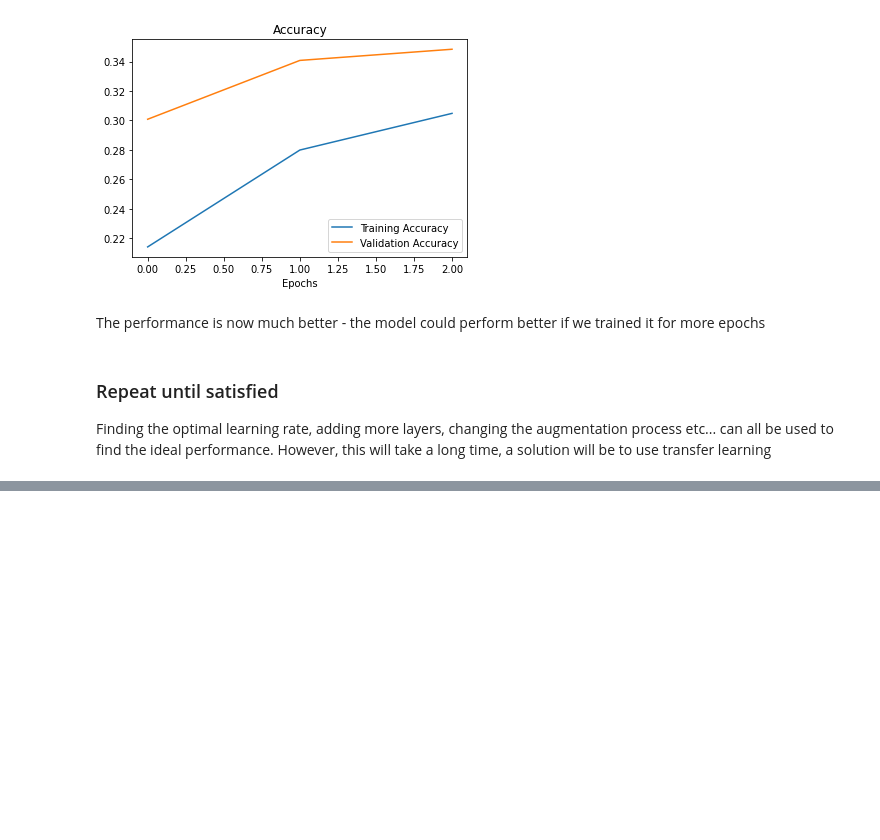
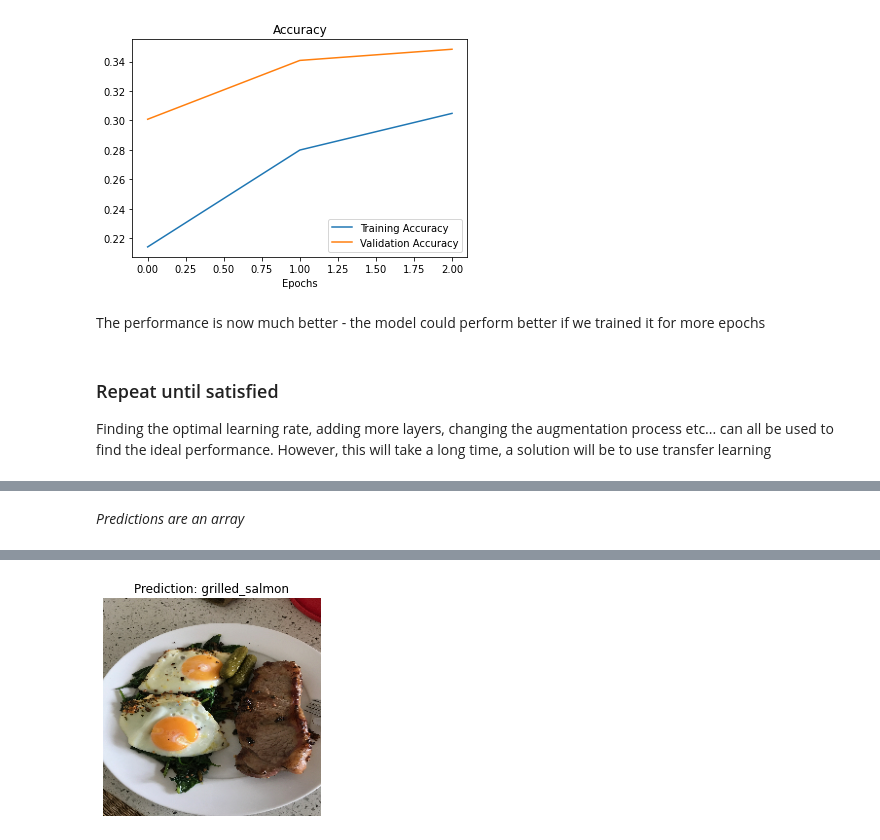
Before and after one commit to Ammar-Raneez/TF_Learning_ZTM, a Jupyter notebook: convolutional-neural-networks.ipynb, the cells around one changed output, grey strips where cells are left out. Saved outputs shown, nothing was run; the diff lists cells and outputs as text; code cells hidden in the pictures; blank space fills up the shorter version.

Commit message:
add custom predictions

```diff
--- a/convolutional-neural-networks.ipynb
+++ b/convolutional-neural-networks.ipynb
@@ -1460,0 +1500,15 @@ Finding the optimal learning rate, adding more layers, changing the augmentation
+# %% [markdown]
+*Predictions are an array*
+# %%
+# Create a function to plot a multiclass prediction
+def pred_and_plot(model, filename, class_names):
+    img = load_and_prep_image(filename)
+    pred = tf.nn.softmax(model.predict(tf.expand_dims(img, axis=0)))
+    pred_class = class_names[int(tf.argmax(pred, axis=1))]
+
+    plt.imshow(img)
+    plt.title(f'Prediction: {pred_class}')
+    plt.axis(False);
+# %%
+pred_and_plot(model_11, 'data/03-steak.jpeg', class_names)
+# %% [output]
@@ -1460,0 +1516 @@ Finding the optimal learning rate, adding more layers, changing the augmentation
+[figure, added]
```
Also changed, not shown: parts of 12 cells of this notebook.
